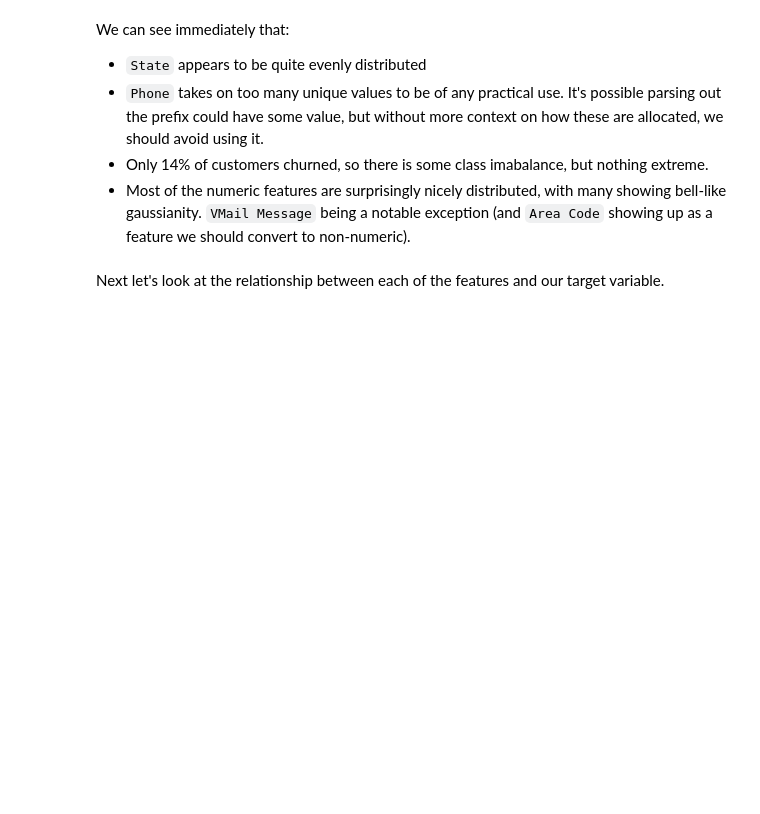
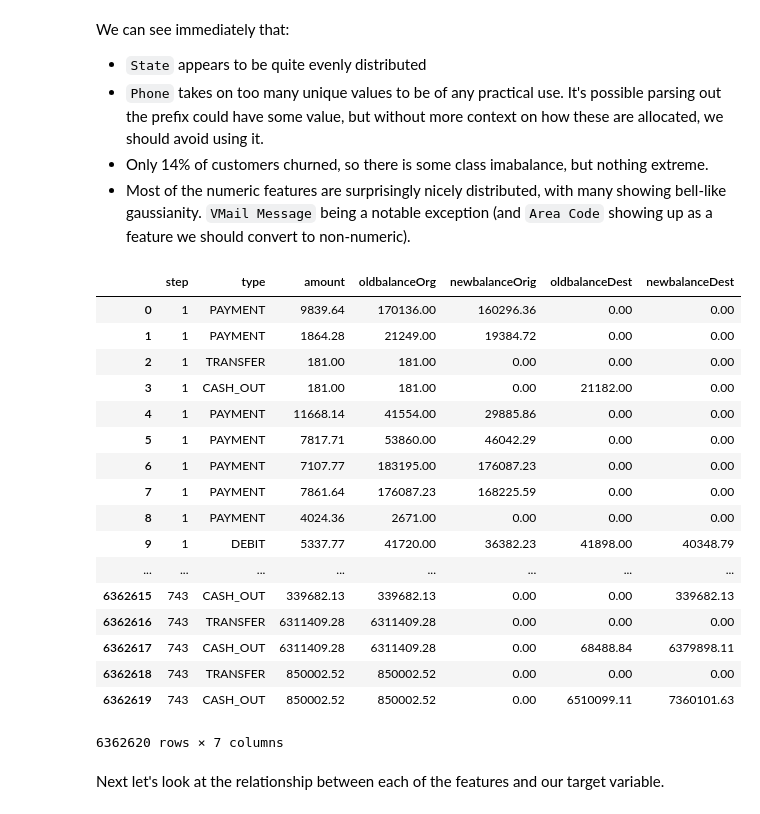
Before and after one commit to Koryon/banking-fraud-detection, a Jupyter notebook: xgboost_customer_churn.ipynb, the cells around one changed output. Cells and saved outputs as stored; diff of their text form; code cells hidden in the pictures; blank space fills up the shorter version.

```diff
--- a/xgboost_customer_churn.ipynb
+++ b/xgboost_customer_churn.ipynb
@@ -194,8 +194,31 @@ We can see immediately that:
 - Only 14% of customers churned, so there is some class imabalance, but nothing extreme.
 - Most of the numeric features are surprisingly nicely distributed, with many showing bell-like gaussianity.  `VMail Message` being a notable exception (and `Area Code` showing up as a feature we should convert to non-numeric).
 # %%
-churn = churn.drop('Phone', axis=1)
-churn['Area Code'] = churn['Area Code'].astype(object)
+#churn = churn.drop('isFraud', axis=1)
+#churn = churn.drop('isFlaggedFraud', axis=1)
+churn = churn.drop('nameOrig', axis=1)
+churn = churn.drop('nameDest', axis=1)
+#churn['Area Code'] = churn['Area Code'].astype(object)
+churn
+# %% [output]
+|  | step | type | amount | oldbalanceOrg | newbalanceOrig | oldbalanceDest | newbalanceDest |
+| 0 | 1 | PAYMENT | 9839.64 | 170136.00 | 160296.36 | 0.00 | 0.00 |
+| 1 | 1 | PAYMENT | 1864.28 | 21249.00 | 19384.72 | 0.00 | 0.00 |
+| 2 | 1 | TRANSFER | 181.00 | 181.00 | 0.00 | 0.00 | 0.00 |
+| 3 | 1 | CASH_OUT | 181.00 | 181.00 | 0.00 | 21182.00 | 0.00 |
+| 4 | 1 | PAYMENT | 11668.14 | 41554.00 | 29885.86 | 0.00 | 0.00 |
+| 5 | 1 | PAYMENT | 7817.71 | 53860.00 | 46042.29 | 0.00 | 0.00 |
+| 6 | 1 | PAYMENT | 7107.77 | 183195.00 | 176087.23 | 0.00 | 0.00 |
+| 7 | 1 | PAYMENT | 7861.64 | 176087.23 | 168225.59 | 0.00 | 0.00 |
+| 8 | 1 | PAYMENT | 4024.36 | 2671.00 | 0.00 | 0.00 | 0.00 |
+| 9 | 1 | DEBIT | 5337.77 | 41720.00 | 36382.23 | 41898.00 | 40348.79 |
+| ... | ... | ... | ... | ... | ... | ... | ... |
+| 6362615 | 743 | CASH_OUT | 339682.13 | 339682.13 | 0.00 | 0.00 | 339682.13 |
+| 6362616 | 743 | TRANSFER | 6311409.28 | 6311409.28 | 0.00 | 0.00 | 0.00 |
+| 6362617 | 743 | CASH_OUT | 6311409.28 | 6311409.28 | 0.00 | 68488.84 | 6379898.11 |
+| 6362618 | 743 | TRANSFER | 850002.52 | 850002.52 | 0.00 | 0.00 | 0.00 |
+| 6362619 | 743 | CASH_OUT | 850002.52 | 850002.52 | 0.00 | 6510099.11 | 7360101.63 |
+6362620 rows × 7 columns
 # %% [markdown]
 Next let's look at the relationship between each of the features and our target variable.
 # %%
```
